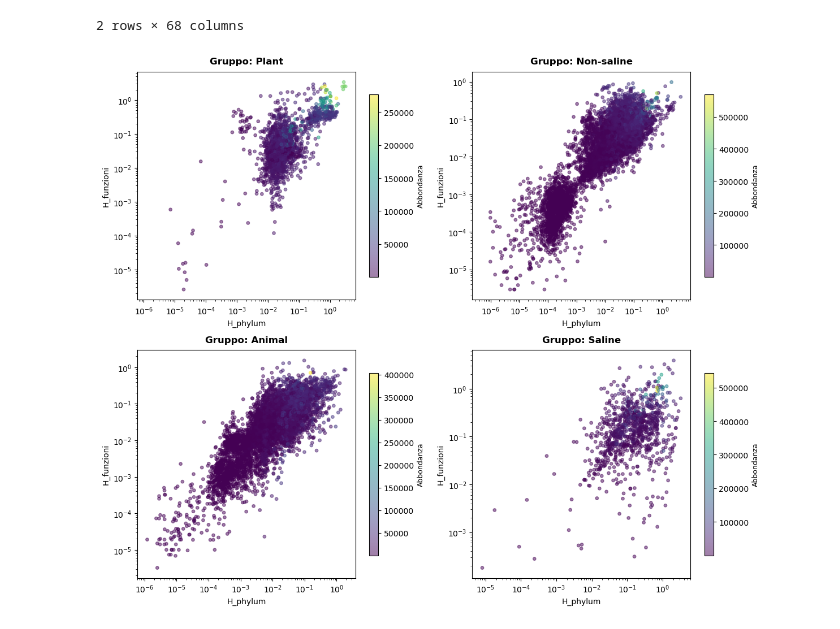
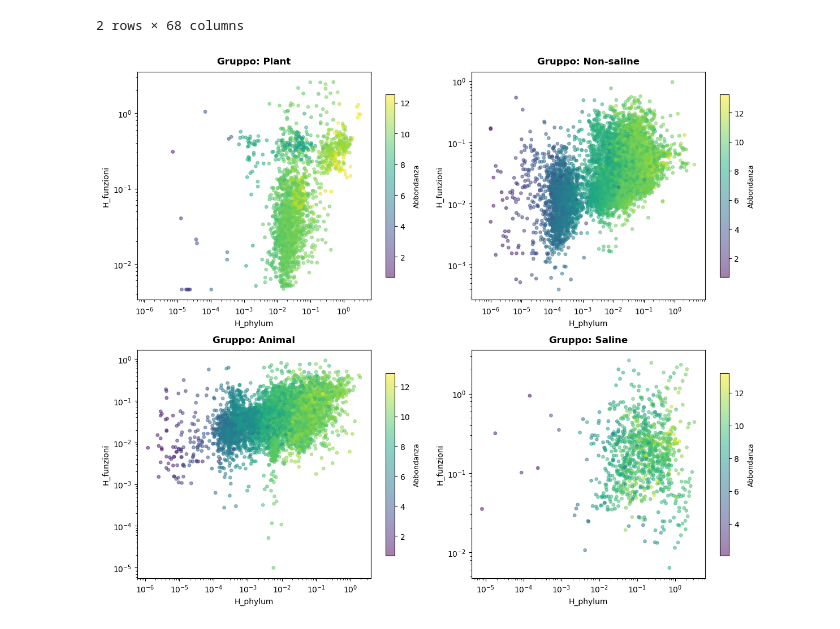
Before and after one commit to mgirelli/Shannon, a Jupyter notebook: FAPROTAX_1.2.12/function_analysis.ipynb, the cells around one changed output. Drawn from its saved outputs; the diff is of its cells as text; code cells hidden in the pictures.

```diff
--- a/FAPROTAX_1.2.12/function_analysis.ipynb
+++ b/FAPROTAX_1.2.12/function_analysis.ipynb
@@ -212,7 +212,7 @@ for i, gruppo in enumerate(gruppi.keys()):
 
     Hpf, Hsf = btc.entropy(gruppi_f[gruppo])
     Hp, Hs = btc.entropy(gruppi[gruppo])
-    abbondanza = gruppi[gruppo].sum(axis=1)
+    abbondanza = np.log(gruppi[gruppo].sum(axis=1))
 
     df_scatter_sing = pd.DataFrame({
         'H_phylum': Hs,
@@ -230,7 +230,7 @@ for i, gruppo in enumerate(gruppi.keys()):
     ax.set_title(f'Gruppo: {gruppo}', fontsize=12, fontweight='bold', pad=10)
 
     cbar = fig.colorbar(sc, ax=ax, shrink=0.8)
-    cbar.set_label('Abbondanza', fontsize=9)
+    cbar.set_label('log Abbondanza', fontsize=9)
 
 plt.tight_layout()
 plt.show()
@@ -312,16 +312,13 @@ print('F_sf (grezza, da FAPROTAX):', F_sf.shape)
 F_sf (grezza, da FAPROTAX): (17483, 92)
 # %%
 #define abundance
-
-P_sb = (X_sb > 0).astype(int)
-
-common_phyla = P_sb.columns.intersection(W.index)
+common_phyla = X_sb.columns.intersection(W.index)
 print(f'Phyla in comune tra X_sb e W: {len(common_phyla)} / {X_sb.shape[1]}')
 
-P_sb_aligned = P_sb[common_phyla]
 W_aligned = W.loc[common_phyla]
+X_sb_aligned = X_sb[common_phyla]    # CONTROLLARE
 
-A_sf = P_sb_aligned.dot(W_aligned)
+A_sf = X_sb_aligned.dot(W_aligned)
 print('A_sf (n. phyla capaci per campione/funzione):', A_sf.shape)
 print('Range A_sf:', A_sf.values.min(), '-', A_sf.values.max())
 # %% [output]
@@ -369,32 +366,32 @@ Negative: (2, 68)
 fig, axes = plt.subplots(2, 2, figsize=(12, 10))
 axes = axes.flatten()
 
 for i, gruppo in enumerate(gruppi.keys()):
     ax = axes[i]
 
     Hpf, Hsf = btc.entropy(gruppi_frel[gruppo])
     Hp, Hs = btc.entropy(gruppi[gruppo])
-    abbondanza = gruppi[gruppo].sum(axis=1)
+    abbondanza = np.log(gruppi[gruppo].sum(axis=1))
 
     df_scatter_sing = pd.DataFrame({
         'H_phylum': Hs,
         'H_funzioni': Hsf,
         'abbondanza' : abbondanza
     }).dropna()
 
     sc = ax.scatter(df_scatter_sing['H_phylum'], df_scatter_sing['H_funzioni'], alpha=0.5, s=15, c=df_scatter_sing['abbondanza'], cmap='viridis')
 
     ax.set_xscale('log')
     ax.set_yscale('log')
 
     ax.set_xlabel('H_phylum', fontsize=10)
     ax.set_ylabel('H_funzioni', fontsize=10)
     ax.set_title(f'Gruppo: {gruppo}', fontsize=12, fontweight='bold', pad=10)
 
     cbar = fig.colorbar(sc, ax=ax, shrink=0.8)
     cbar.set_label('Abbondanza', fontsize=9)
 
 plt.tight_layout()
 plt.show()
 # %% [output]
-[figure, old version]
+[figure, new version]
```
Also changed, not shown: parts of 4 cells of this notebook.
